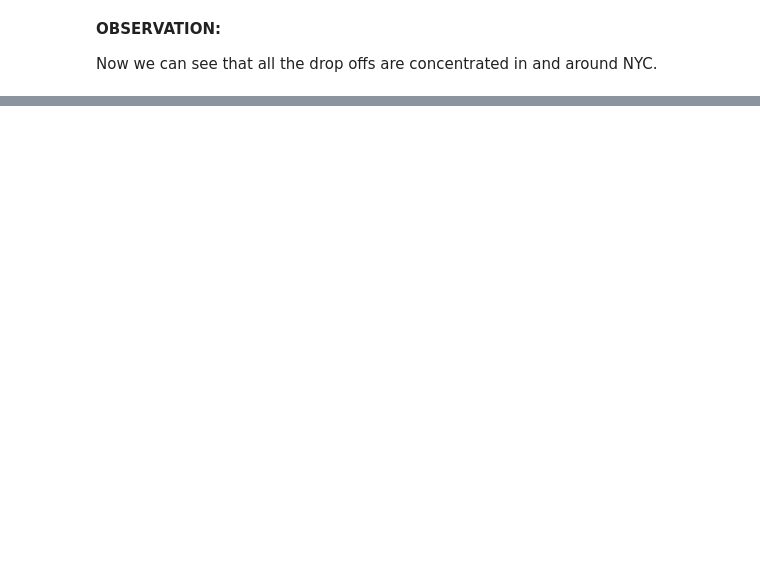
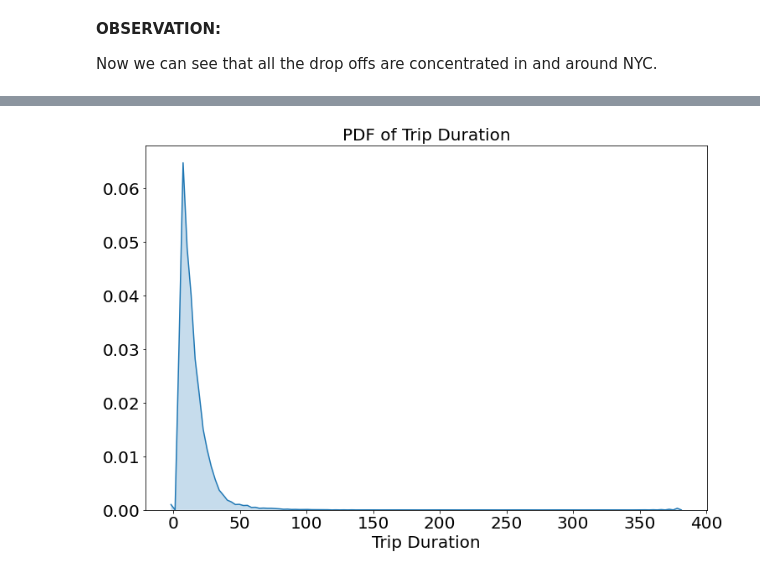
Before and after one commit to ddv246/DSBA-Project, a Jupyter notebook: Copy_of_Untitled0.ipynb, the cells around one changed output, grey strips where cells are left out. Saved outputs shown, nothing was run; the diff lists cells and outputs as text; code cells hidden in the pictures; blank space fills up the shorter version.

```diff
--- a/Copy_of_Untitled0.ipynb
+++ b/Copy_of_Untitled0.ipynb
@@ -493,0 +631,10 @@ Now we can see that all the drop offs are concentrated in and around NYC.
+# %%
+#pdf of trip-times after removing the outliers
+plt.figure(figsize = (12,8))
+sns.kdeplot(new_df["trip_duration"].values, shade = True, cumulative = False)
+plt.tick_params(labelsize = 20)
+plt.xlabel("Trip Duration", fontsize = 20)
+plt.title("PDF of Trip Duration", fontsize = 20)
+plt.show()
+# %% [output]
+[figure, added]
```
Also changed, not shown: parts of 40 cells of this notebook.
